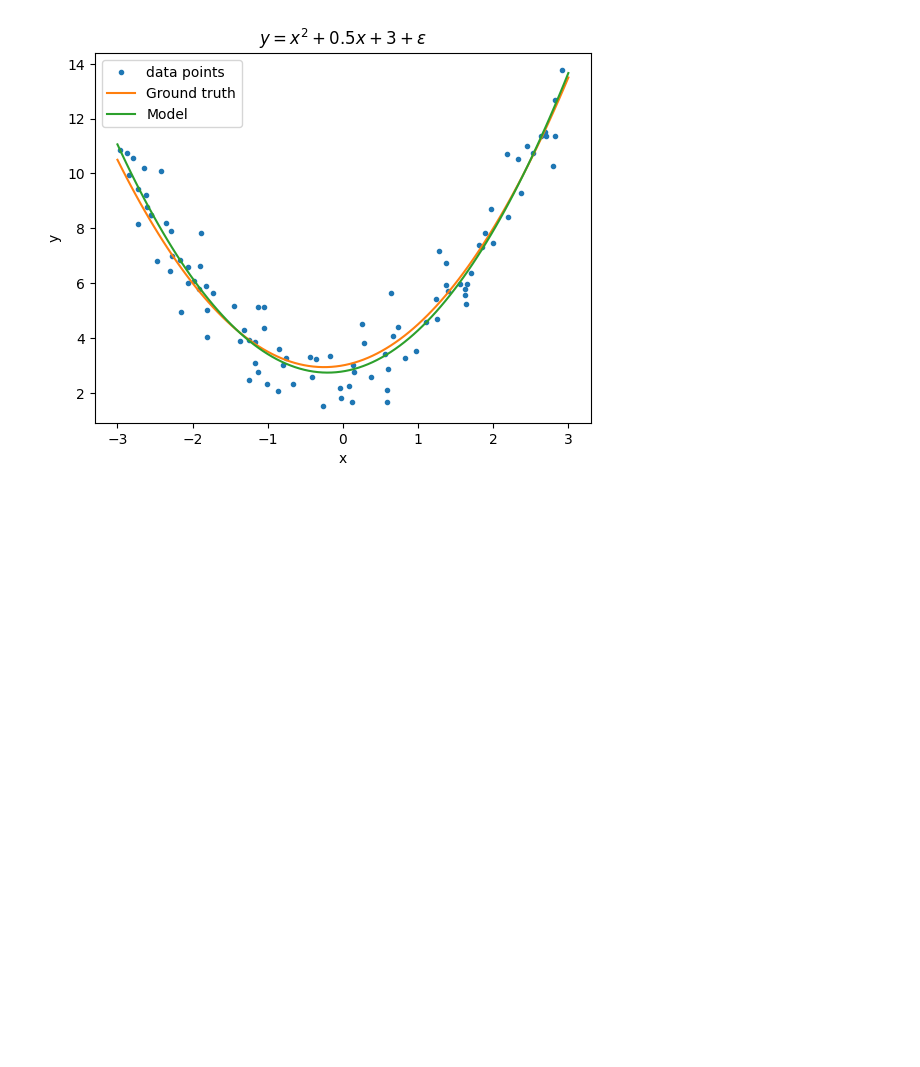
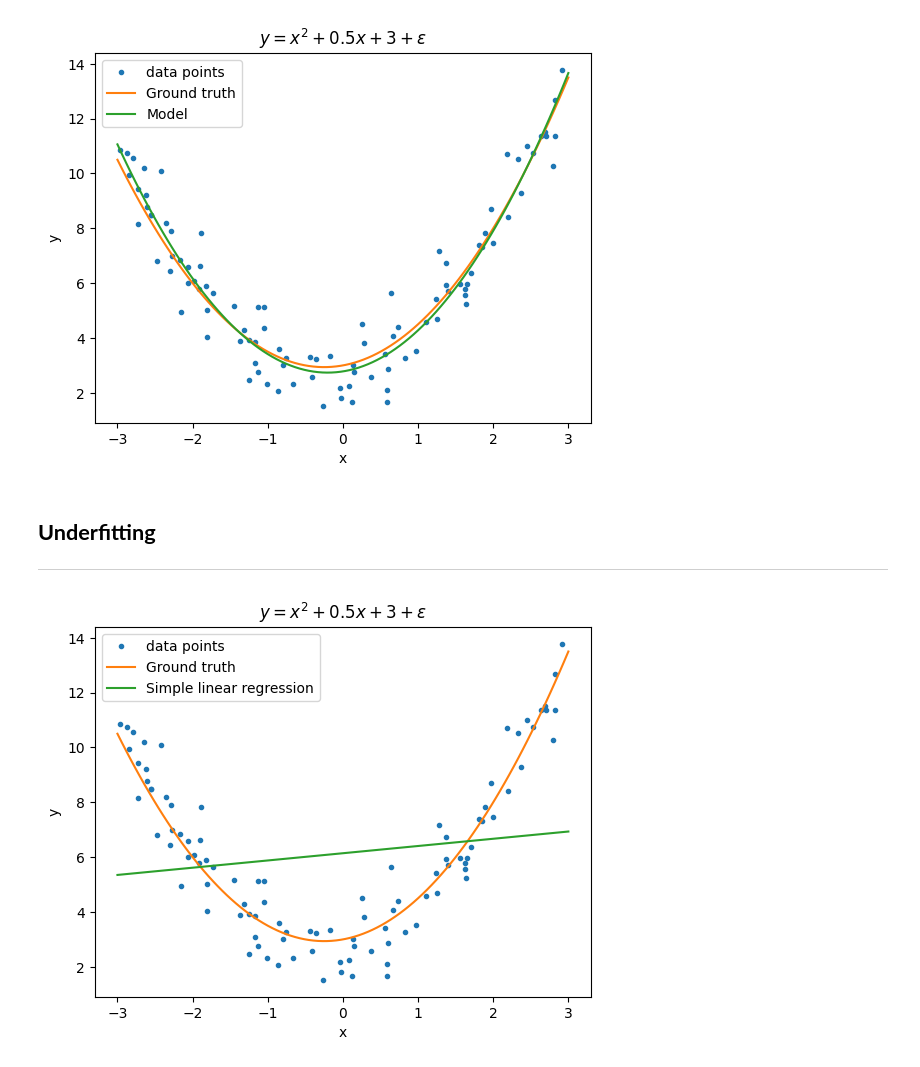
Before and after one commit to Canesp/Machine-learning-Philip-de-Canesie, a Jupyter notebook: Code-along/LEc-04.ipynb, the cells around one changed output. Drawn from its saved outputs; the diff is of its cells as text; code cells hidden in the pictures; blank space fills up the shorter version.

```diff
--- a/Code-along/LEc-04.ipynb
+++ b/Code-along/LEc-04.ipynb
@@ -77,3 +77,17 @@ ax.legend()
 # %% [output]
 <matplotlib.legend.Legend at 0x...>
 [figure]
+# %% [markdown]
+## **Underfitting**
+
+---
+# %%
+model = LinearRegression()
+model.fit(X, y)
+y_pred = model.predict(x)
+
+ax = draw_data()
+ax.plot(x, y_pred, label= "Simple linear regression")
+ax.legend();
+# %% [output]
+[figure, added]
```
Also changed, not shown: parts of 10 cells of this notebook, 1 other file.
